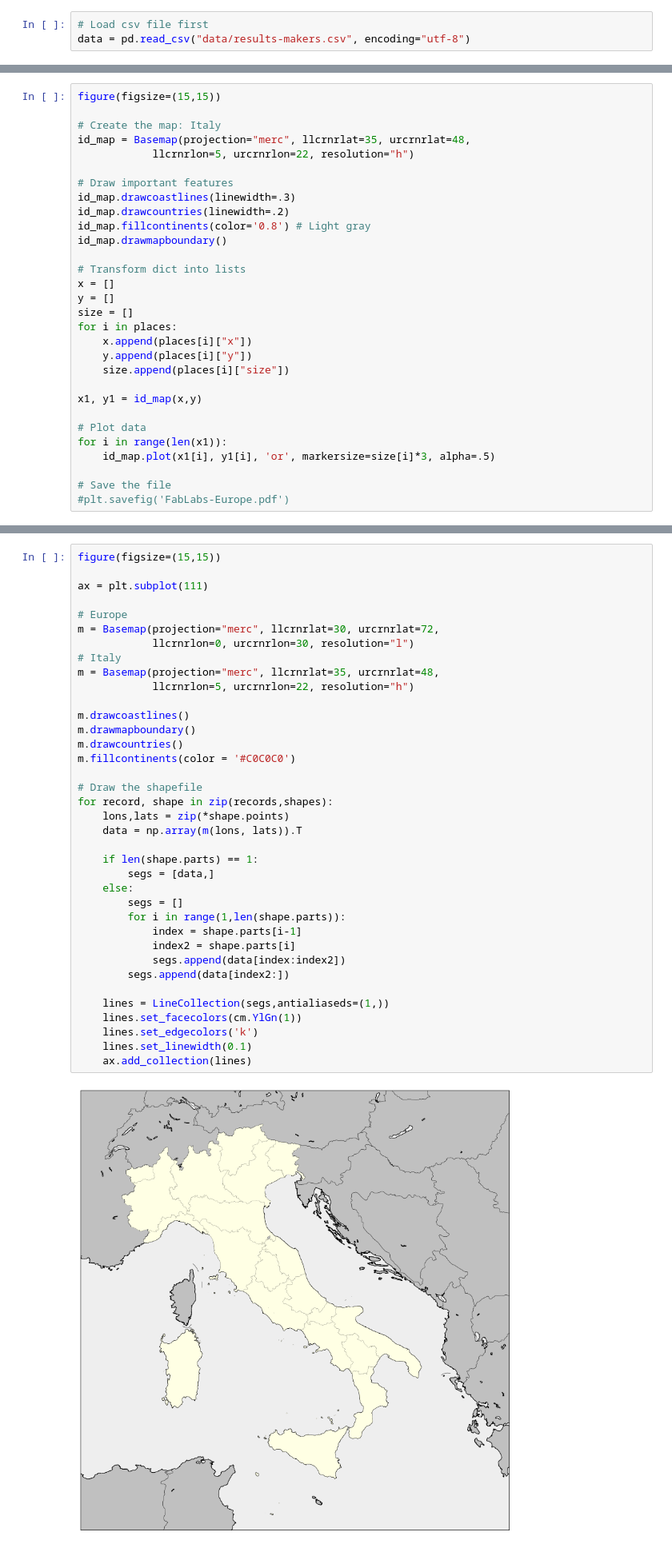
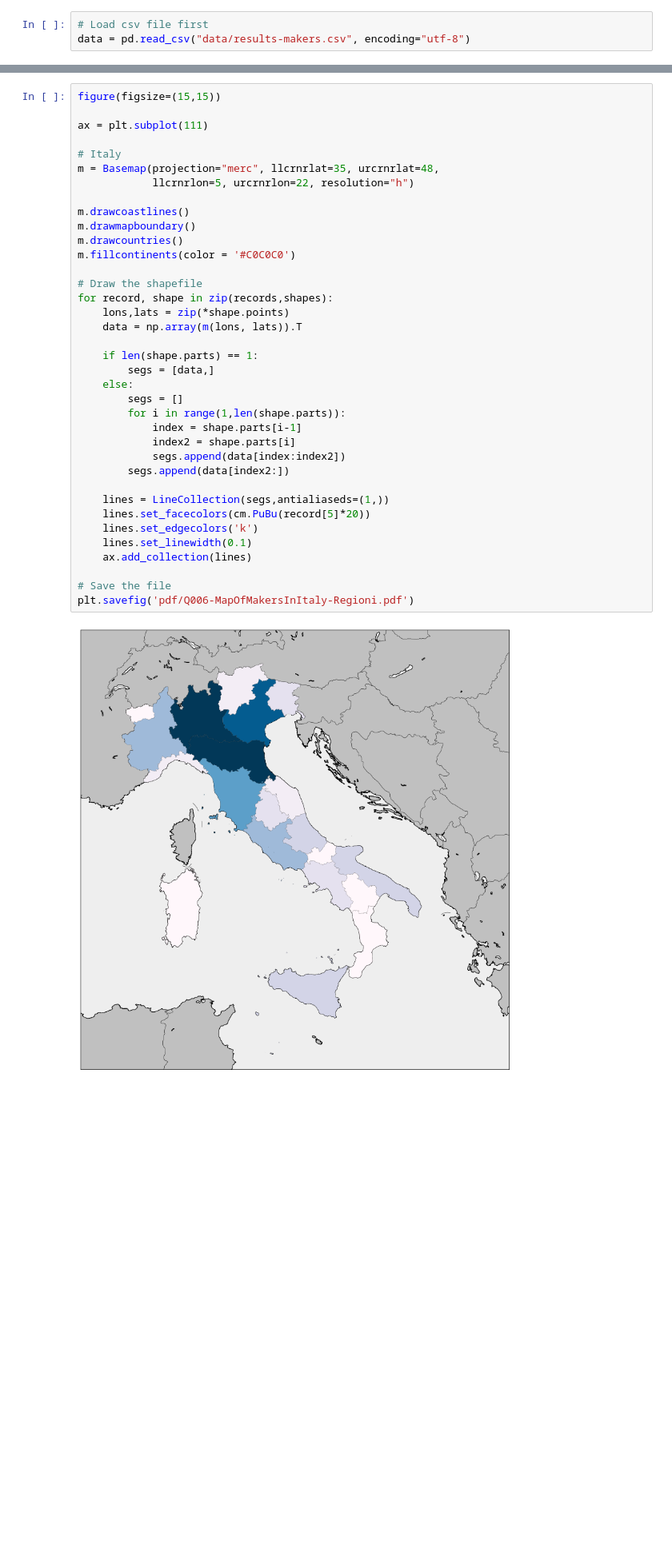
Before and after one commit to openp2pdesign/Makers-Inquiry---Analysis, a Jupyter notebook: Q006-Map.ipynb, the cells around one changed output, grey strips where cells are left out. Shown at 80% size. Saved outputs shown, nothing was run; the diff lists cells and outputs as text; blank space fills up the shorter version.

```diff
--- a/Q006-Map.ipynb
+++ b/Q006-Map.ipynb
@@ -172,30 +215,0 @@ for i in range(len(x1)):
-# %%
-figure(figsize=(15,15))
-
-# Create the map: Italy
-id_map = Basemap(projection="merc", llcrnrlat=35, urcrnrlat=48,
-            llcrnrlon=5, urcrnrlon=22, resolution="h")
-
-# Draw important features
-id_map.drawcoastlines(linewidth=.3)
-id_map.drawcountries(linewidth=.2)
-id_map.fillcontinents(color='0.8') # Light gray
-id_map.drawmapboundary()
-
-# Transform dict into lists
-x = []
-y = []
-size = []
-for i in places:
-    x.append(places[i]["x"])
-    y.append(places[i]["y"])
-    size.append(places[i]["size"])
-
-x1, y1 = id_map(x,y)
-
-# Plot data
-for i in range(len(x1)):
-    id_map.plot(x1[i], y1[i], 'or', markersize=size[i]*3, alpha=.5)
-
-# Save the file
-#plt.savefig('FabLabs-Europe.pdf')
@@ -206,37 +292,37 @@ figure(figsize=(15,15))
 
 ax = plt.subplot(111)
 
-# Europe
-m = Basemap(projection="merc", llcrnrlat=30, urcrnrlat=72,
-            llcrnrlon=0, urcrnrlon=30, resolution="l")
 # Italy
 m = Basemap(projection="merc", llcrnrlat=35, urcrnrlat=48,
             llcrnrlon=5, urcrnrlon=22, resolution="h")
 
 m.drawcoastlines()
 m.drawmapboundary()
 m.drawcountries()
 m.fillcontinents(color = '#C0C0C0')
 
 # Draw the shapefile
 for record, shape in zip(records,shapes):
     lons,lats = zip(*shape.points)
     data = np.array(m(lons, lats)).T
 
     if len(shape.parts) == 1:
         segs = [data,]
     else:
         segs = []
         for i in range(1,len(shape.parts)):
             index = shape.parts[i-1]
             index2 = shape.parts[i]
             segs.append(data[index:index2])
         segs.append(data[index2:])
 
     lines = LineCollection(segs,antialiaseds=(1,))
-    lines.set_facecolors(cm.YlGn(1))
+    lines.set_facecolors(cm.PuBu(record[5]*20))
     lines.set_edgecolors('k')
     lines.set_linewidth(0.1)
     ax.add_collection(lines)
+
+# Save the file
+plt.savefig('pdf/Q006-MapOfMakersInItaly-Regioni.pdf')
 # %% [output]
-[figure, old version]
+[figure, new version]
```
Also changed, not shown: parts of 13 cells of this notebook.
